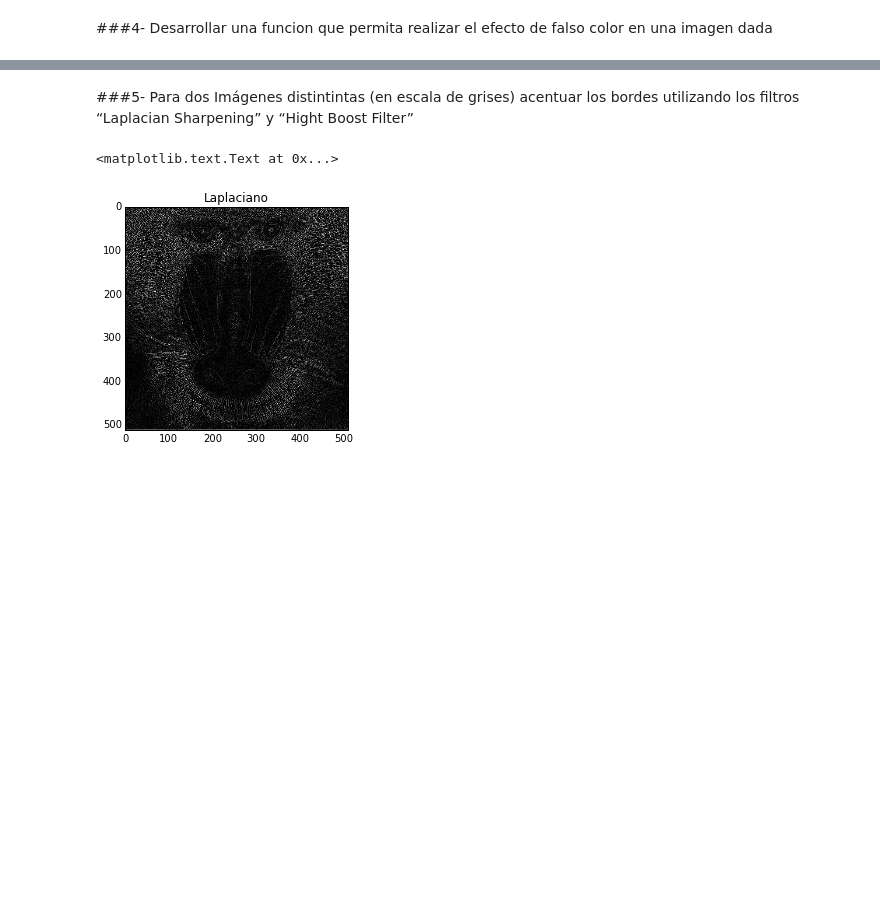
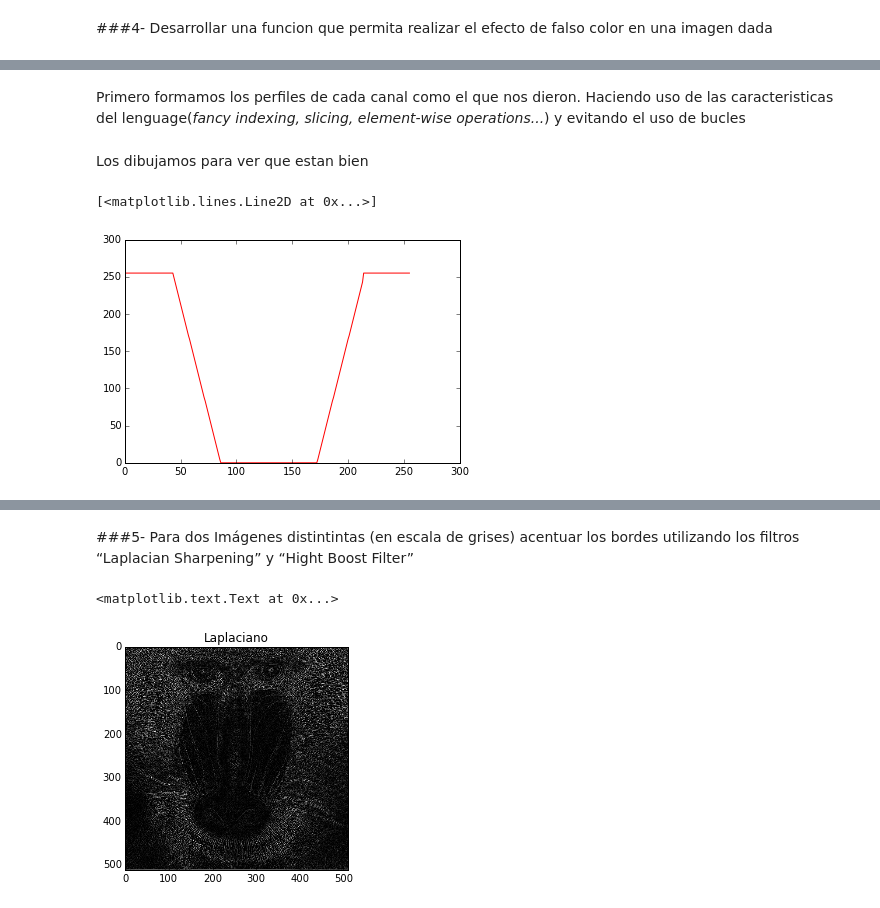
Before and after one commit to elsuizo/Practicas_vision, a Jupyter notebook: Practica2/Python/practica2.ipynb, the cells around one changed output, grey strips where cells are left out. Drawn from its saved outputs; the diff is of its cells as text; code cells hidden in the pictures; blank space fills up the shorter version.

```diff
--- a/Practica2/Python/practica2.ipynb
+++ b/Practica2/Python/practica2.ipynb
@@ -201,0 +227,8 @@ plt.show()
+# %% [markdown]
+Primero formamos los perfiles de cada canal como el que nos dieron. Haciendo uso de las caracteristicas del lenguage(*fancy indexing, slicing, element-wise operations...*) y evitando el uso de bucles
+# %%
+red = np.zeros(256,dtype="uint8")
+red[0:43] =  255
+red[43:86] = np.arange(43,0,-1) * (255.0 / 43.0)
+red[172:215] = np.arange(0,43) * (255.0 / 43.0)
+red[214:] = 255
@@ -201,0 +245,7 @@ plt.show()
+# %% [markdown]
+Los dibujamos para ver que estan bien
+# %%
+plt.plot(red,'r')
+# %% [output]
+[<matplotlib.lines.Line2D at 0x...>]
+[figure, added]
```
Also changed, not shown: parts of 24 cells of this notebook.
